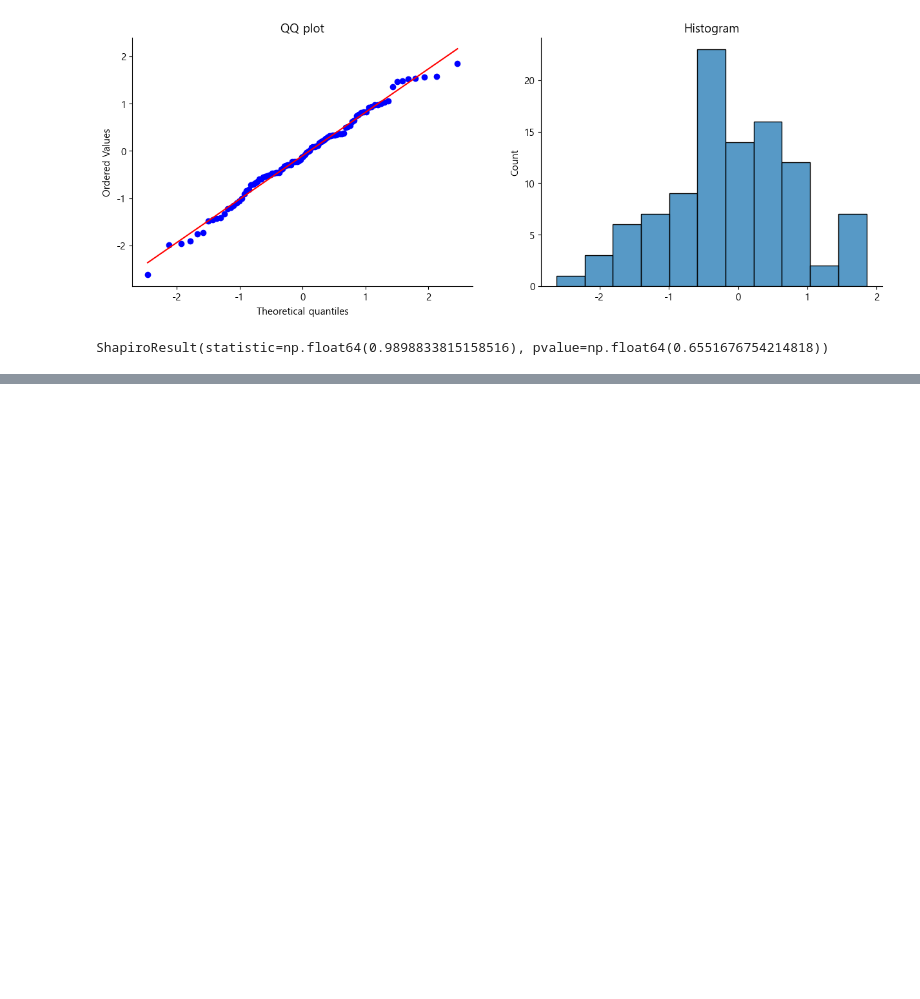
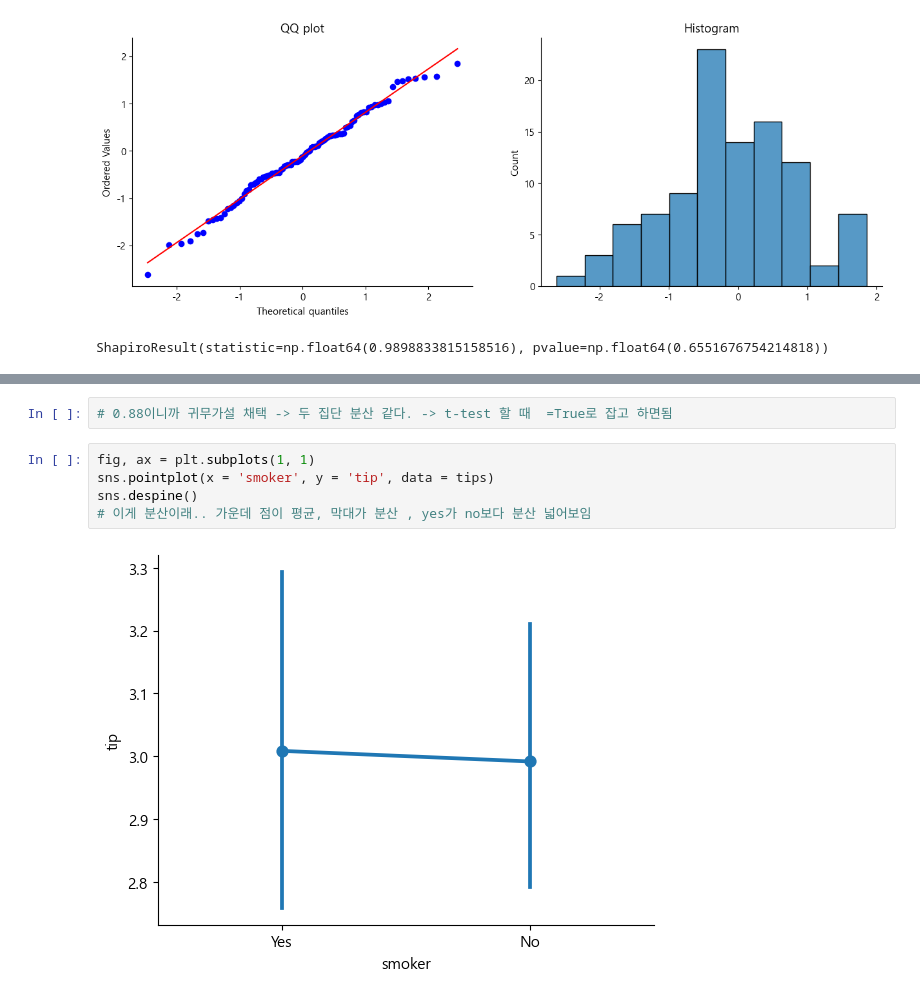
Before and after one commit to dsleslie/Archiving, a Jupyter notebook: IMDGB/step03_statistics/241007_lecture.ipynb, the cells around one changed output, grey strips where cells are left out. Drawn from its saved outputs; the diff is of its cells as text; blank space fills up the shorter version.

```diff
--- a/IMDGB/step03_statistics/241007_lecture.ipynb
+++ b/IMDGB/step03_statistics/241007_lecture.ipynb
@@ -340,0 +385,9 @@ ShapiroResult(statistic=np.float64(0.9898833815158516), pvalue=np.float64(0.6551
+# %%
+# 0.88이니까 귀무가설 채택 -> 두 집단 분산 같다. -> t-test 할 때  =True로 잡고 하면됨
+# %%
+fig, ax = plt.subplots(1, 1)
+sns.pointplot(x = 'smoker', y = 'tip', data = tips)
+sns.despine()
+# 이게 분산이래.. 가운데 점이 평균, 막대가 분산 , yes가 no보다 분산 넓어보임
+# %% [output]
+[figure, added]
```
Also changed, not shown: parts of 10 cells of this notebook.
